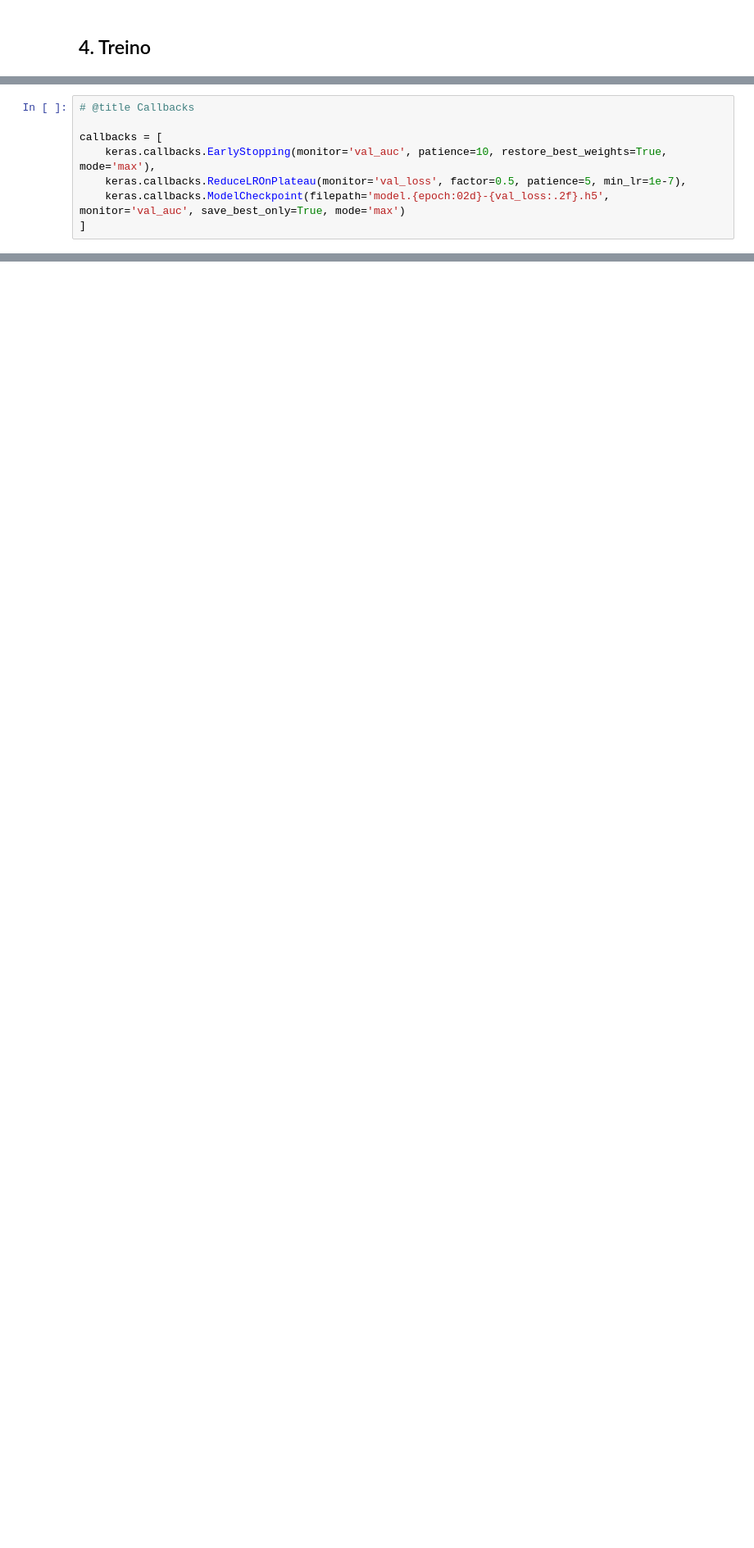
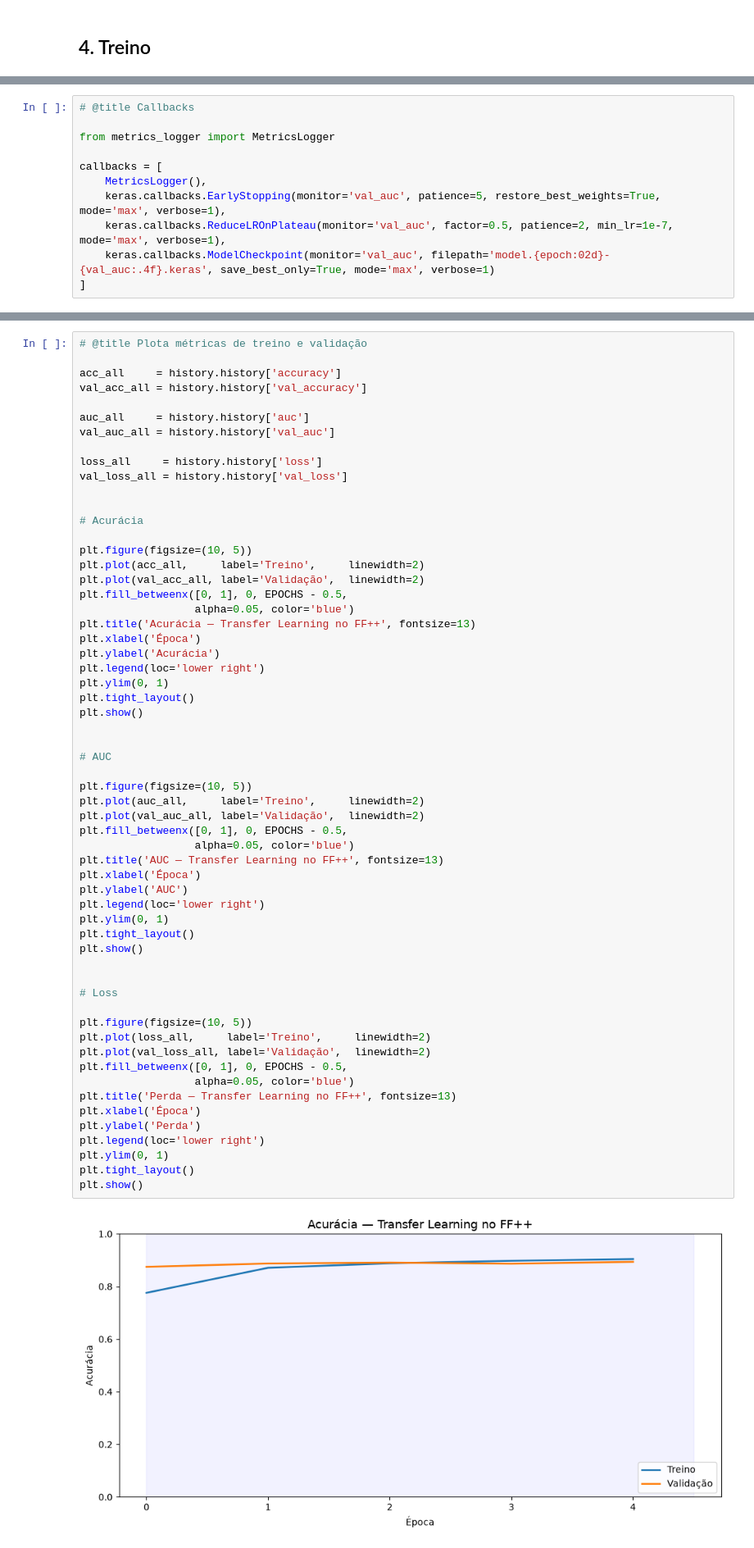
Before and after one commit to jtlimo/ccm-109, a Jupyter notebook: train.ipynb, the cells around one changed output, grey strips where cells are left out. Shown at 82% size. Drawn from its saved outputs; the diff is of its cells as text; blank space fills up the shorter version.

```diff
--- a/train.ipynb
+++ b/train.ipynb
@@ -214,10 +295,13 @@ for ilayer, layer in enumerate(model.layers):
 # %%
 # @title Callbacks
 
+from metrics_logger import MetricsLogger
+
 callbacks = [
-    keras.callbacks.EarlyStopping(monitor='val_auc', patience=10, restore_best_weights=True, mode='max'),
-    keras.callbacks.ReduceLROnPlateau(monitor='val_loss', factor=0.5, patience=5, min_lr=1e-7),
-    keras.callbacks.ModelCheckpoint(filepath='model.{epoch:02d}-{val_loss:.2f}.h5', monitor='val_auc', save_best_only=True, mode='max')
+    MetricsLogger(),
+    keras.callbacks.EarlyStopping(monitor='val_auc', patience=5, restore_best_weights=True, mode='max', verbose=1),
+    keras.callbacks.ReduceLROnPlateau(monitor='val_auc', factor=0.5, patience=2, min_lr=1e-7, mode='max', verbose=1),
+    keras.callbacks.ModelCheckpoint(monitor='val_auc', filepath='model.{epoch:02d}-{val_auc:.4f}.keras', save_best_only=True, mode='max', verbose=1)
 ]
 # %%
 # @title Treinamento
@@ -227,0 +331,61 @@ print(f'\nAcurácia de validação (Fase 1): {history.history["val_accuracy"][-1
+# %%
+# @title Plota métricas de treino e validação
+
+acc_all     = history.history['accuracy']
+val_acc_all = history.history['val_accuracy']
+
+auc_all     = history.history['auc']
+val_auc_all = history.history['val_auc']
+
+loss_all     = history.history['loss']
+val_loss_all = history.history['val_loss']
+
+
+# Acurácia
+
+plt.figure(figsize=(10, 5))
+plt.plot(acc_all,     label='Treino',     linewidth=2)
+plt.plot(val_acc_all, label='Validação',  linewidth=2)
+plt.fill_betweenx([0, 1], 0, EPOCHS - 0.5,
+                  alpha=0.05, color='blue')
+plt.title('Acurácia — Transfer Learning no FF++', fontsize=13)
+plt.xlabel('Época')
+plt.ylabel('Acurácia')
+plt.legend(loc='lower right')
+plt.ylim(0, 1)
+plt.tight_layout()
+plt.show()
+
+
+# AUC
+
+plt.figure(figsize=(10, 5))
+plt.plot(auc_all,     label='Treino',     linewidth=2)
+plt.plot(val_auc_all, label='Validação',  linewidth=2)
+plt.fill_betweenx([0, 1], 0, EPOCHS - 0.5,
+                  alpha=0.05, color='blue')
+plt.title('AUC — Transfer Learning no FF++', fontsize=13)
+plt.xlabel('Época')
+plt.ylabel('AUC')
+plt.legend(loc='lower right')
+plt.ylim(0, 1)
+plt.tight_layout()
+plt.show()
+
+
+# Loss
+
+plt.figure(figsize=(10, 5))
+plt.plot(loss_all,     label='Treino',     linewidth=2)
+plt.plot(val_loss_all, label='Validação',  linewidth=2)
+plt.fill_betweenx([0, 1], 0, EPOCHS - 0.5,
+                  alpha=0.05, color='blue')
+plt.title('Perda — Transfer Learning no FF++', fontsize=13)
+plt.xlabel('Época')
+plt.ylabel('Perda')
+plt.legend(loc='lower right')
+plt.ylim(0, 1)
+plt.tight_layout()
+plt.show()
+# %% [output]
+[figure, added]
```
Also changed, not shown: parts of 15 cells of this notebook, 5 other files.
